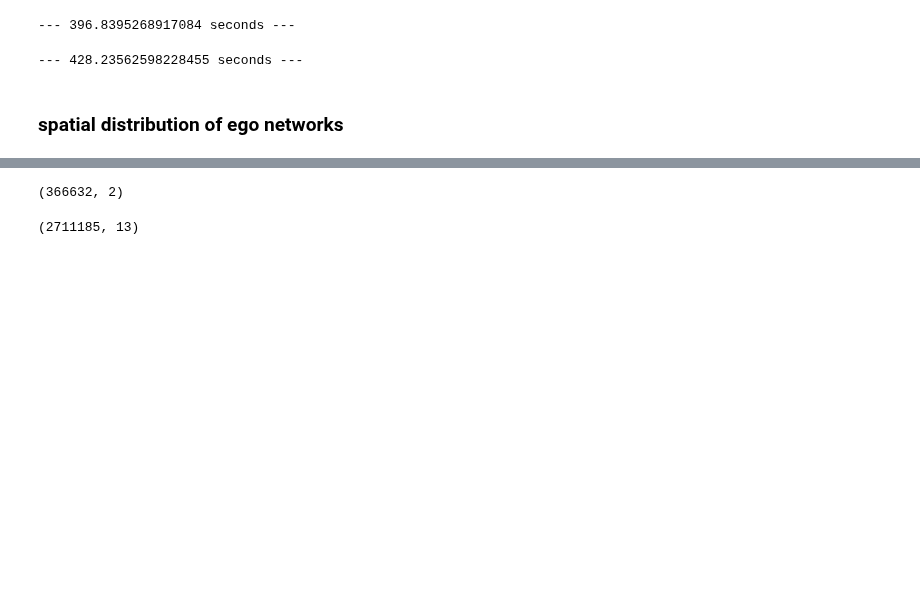
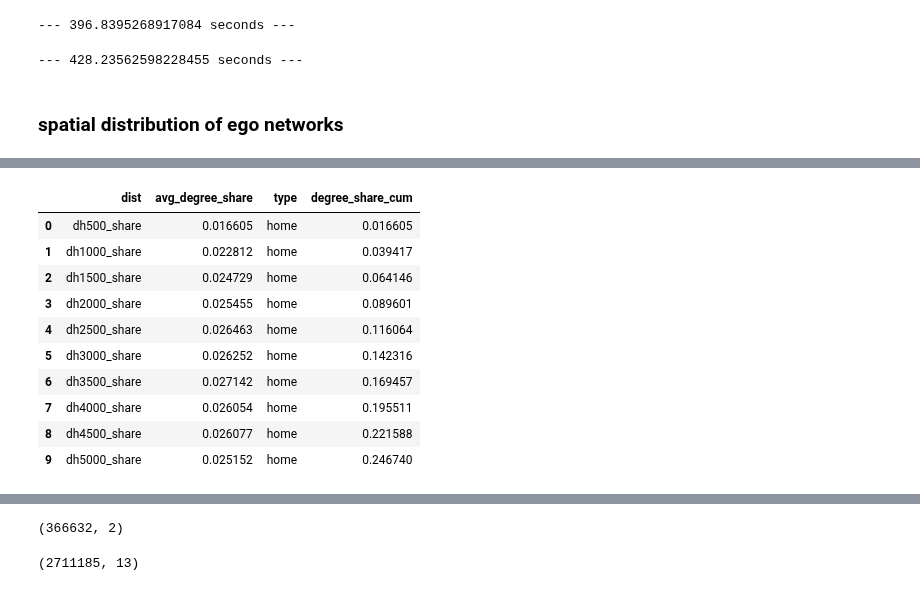
Before and after one commit to sandorjuhasz/ties-around-home, a Jupyter notebook: scripts/degree_home_work.ipynb, the cells around one changed output, grey strips where cells are left out. Saved outputs shown, nothing was run; the diff lists cells and outputs as text; code cells hidden in the pictures; blank space fills up the shorter version.

```diff
--- a/scripts/degree_home_work.ipynb
+++ b/scripts/degree_home_work.ipynb
@@ -137,0 +196,15 @@ d_table = d_table.fillna(0)
+# %%
+temp_home = result[result["type"]=="home"][:10]
+temp_home
+# %% [output]
+|  | dist | avg_degree_share | type | degree_share_cum |
+| 0 | dh500_share | 0.016605 | home | 0.016605 |
+| 1 | dh1000_share | 0.022812 | home | 0.039417 |
+| 2 | dh1500_share | 0.024729 | home | 0.064146 |
+| 3 | dh2000_share | 0.025455 | home | 0.089601 |
+| 4 | dh2500_share | 0.026463 | home | 0.116064 |
+| 5 | dh3000_share | 0.026252 | home | 0.142316 |
+| 6 | dh3500_share | 0.027142 | home | 0.169457 |
+| 7 | dh4000_share | 0.026054 | home | 0.195511 |
+| 8 | dh4500_share | 0.026077 | home | 0.221588 |
+| 9 | dh5000_share | 0.025152 | home | 0.246740 |
```
Also changed, not shown: parts of 8 cells of this notebook.
